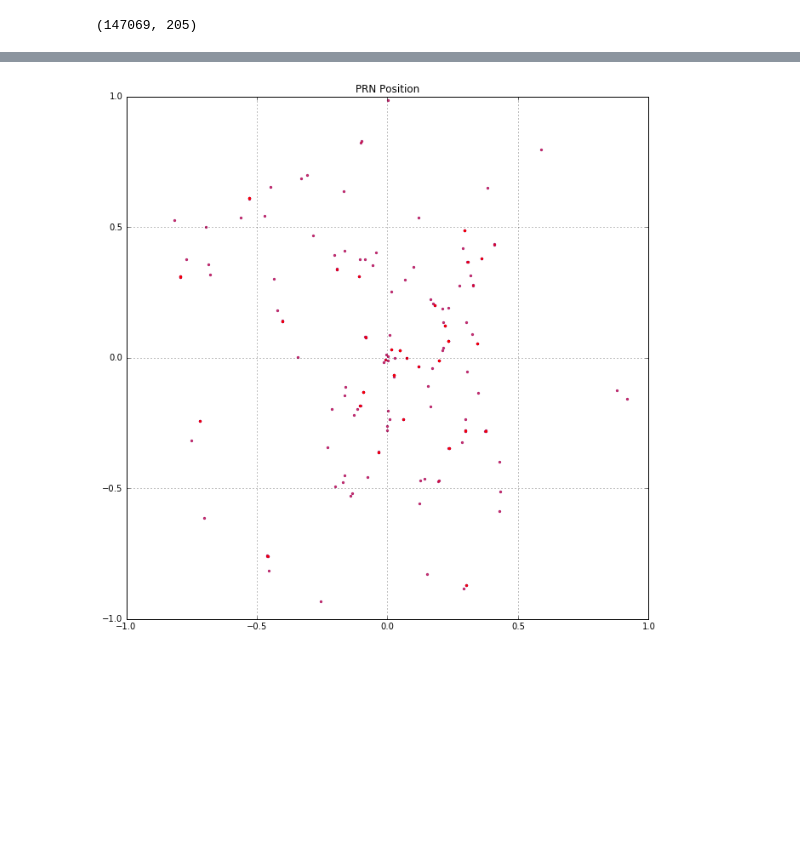
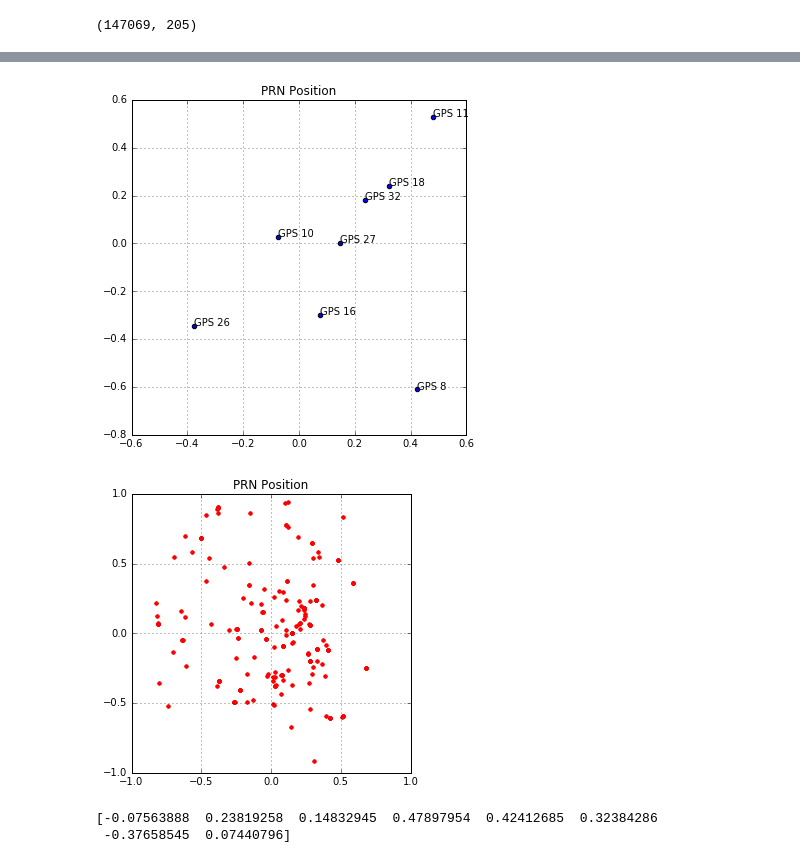
Before and after one commit to mikesneider/SatellitalPosition, a Jupyter notebook: FTP+access.ipynb, the cells around one changed output, grey strips where cells are left out. Cells and saved outputs as stored; diff of their text form; code cells hidden in the pictures; blank space fills up the shorter version.

```diff
--- a/FTP+access.ipynb
+++ b/FTP+access.ipynb
@@ -218,6 +211,8 @@ Diffs = []
 Now = []
 ownPRN = np.arange(0,32)
 prueba = 1
+More360 = []
+More90 = []
 
 navfile = 'navRINEX'
 navHeader, navData = gpstk.readRinex3Nav(navfile)
@@ -233,23 +228,28 @@ for navDataObj in navData:
         Times.append(ephem.HOWtime)
         Diffs.append(math.fabs(WeekSec-ephem.HOWtime))
 
-        POS = future_position(ephem,WeekSec,1937)
+        POS = future_position(ephem,0,1937)
         AZ,EL = ECEFtoAzElev(POS,Longitude_inGround,Latitude_inGround)
         AZIMUTH.append(AZ)
         ELEVATION.append(EL)
 
-        Now = future_position(ephem,0,1937)
+        Now = future_position(ephem,WeekSec,1937)
         AZ2,EL2 = ECEFtoAzElev(Now,Longitude_inGround,Latitude_inGround)
         AZIMUTH2.append(AZ2)
         ELEVATION2.append(EL2)
+
+        More360.append(AZ>360)
+        More90.append(EL>90)
 
         if prueba == 1:
             print ephem.satID
             prueba += 1
 
 RES = pd.DataFrame({"SATID":list_PRN ,"Time": Times, "Diff":Diffs,"EL": ELEVATION,"AZ": AZIMUTH,
-                    "EL_now": ELEVATION2,"AZ_now": AZIMUTH2,})
+                    "EL_now": ELEVATION2,"AZ_now": AZIMUTH2,"More360": More360,"More90": More90,})
 
 bcestore.SearchNear()
 navData.close()
+
+RES.sort_index(by=['Time'],ascending=[True])
 # %% [output]
@@ -292,0 +287,24 @@ print len(sx),counterNotGPS,counterGPS
+# %%
+sx= []
+sy = []
+sx2 = []
+sy2 = []
+names = []
+
+
+for obs in range (0,len(RES)):
+    if RES.Time[obs] == 0: #first review
+        sx.append(RES.EL[obs])
+        sy.append(RES.AZ[obs])
+
+        sx2.append(RES.EL_now)
+        sy2.append(RES.AZ_now)
+        names.append(RES.SATID[obs])
+        print RES.SATID[obs]
+
+
+sx3,sy3 = (to_skyplot(sx,sy))
+sx4,sy4 = (to_skyplot(sx2,sy2))
+
+
+print len(sx),len(sx3)
@@ -293,14 +321,39 @@ print len(sx),counterNotGPS,counterGPS
+# %%
+import matplotlib.pyplot as plt
+from IPython.display import display, HTML
+%matplotlib inline
+fig =plt.figure(figsize=(6,6))
+
+
+axes = plt.gca()
+#axes.set_xlim([-1,1])
+#axes.set_ylim([-1,1])
+#plt.subplot(111,projection='polar')
+plt.scatter(sx3,sy3)
+plt.title('PRN Position')
+plt.grid()
+for i,txt in enumerate(names):
+    #print txt,i
+    plt.annotate(txt, (sx3[i],sy3[i]))
+# %% [output]
+[figure, added]
 # %%
-fig =plt.figure(figsize=(11,11))
+#Plot the last Observation
+fig =plt.figure(figsize=(5,5))
 axes = plt.gca()
 axes.set_xlim([-1,1])
 axes.set_ylim([-1,1])
-plt.scatter(sx,sy,s=5, alpha=0.5, color = 'blue')
-plt.scatter(sx2,sy2,s=5, alpha=0.5, color = 'red')
+plt.scatter(sx3,sy3,s=8, alpha=0.5, color = 'blue')
+plt.scatter(sx4,sy4,s=8, alpha=0.5, color = 'red')
 plt.title('PRN Position')
 plt.grid()
 # %% [output]
-[figure, old version]
+[figure, new version]
+# %%
+print sx3
+# %% [output]
+[-0.07563888  0.23819258  0.14832945  0.47897954  0.42412685  0.32384286
+ -0.37658545  0.07440796]
 # %%
 import datetime
 #PRN = All
```
Also changed, not shown: parts of 8 cells of this notebook, 3 other files.
